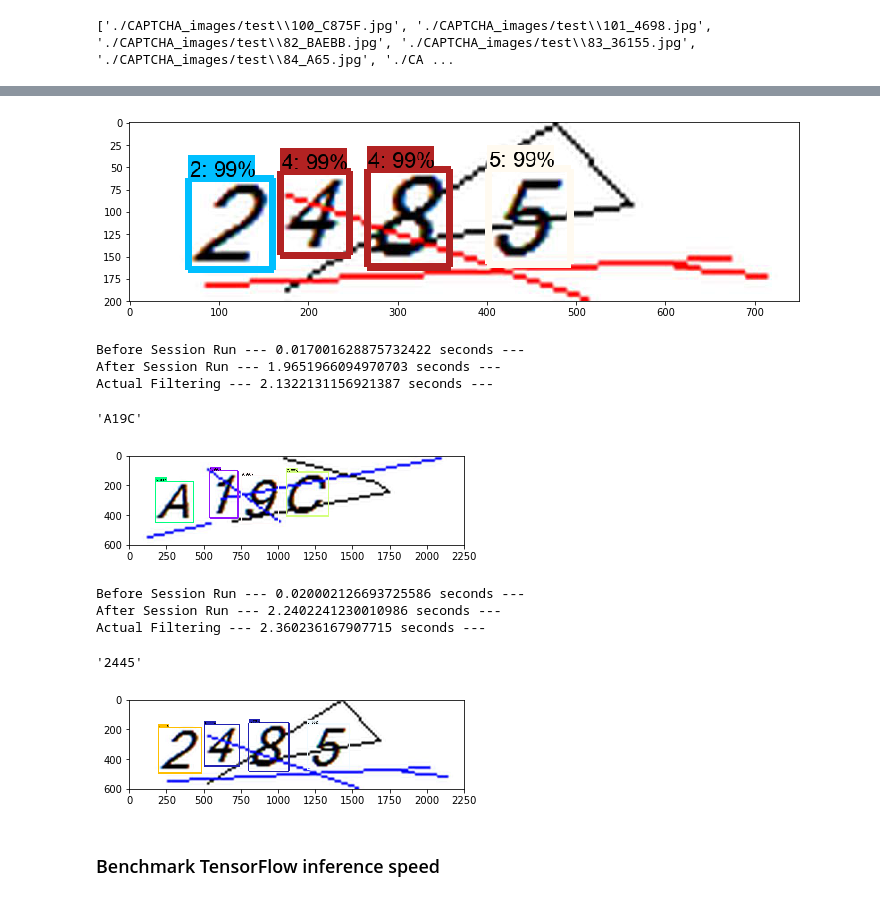
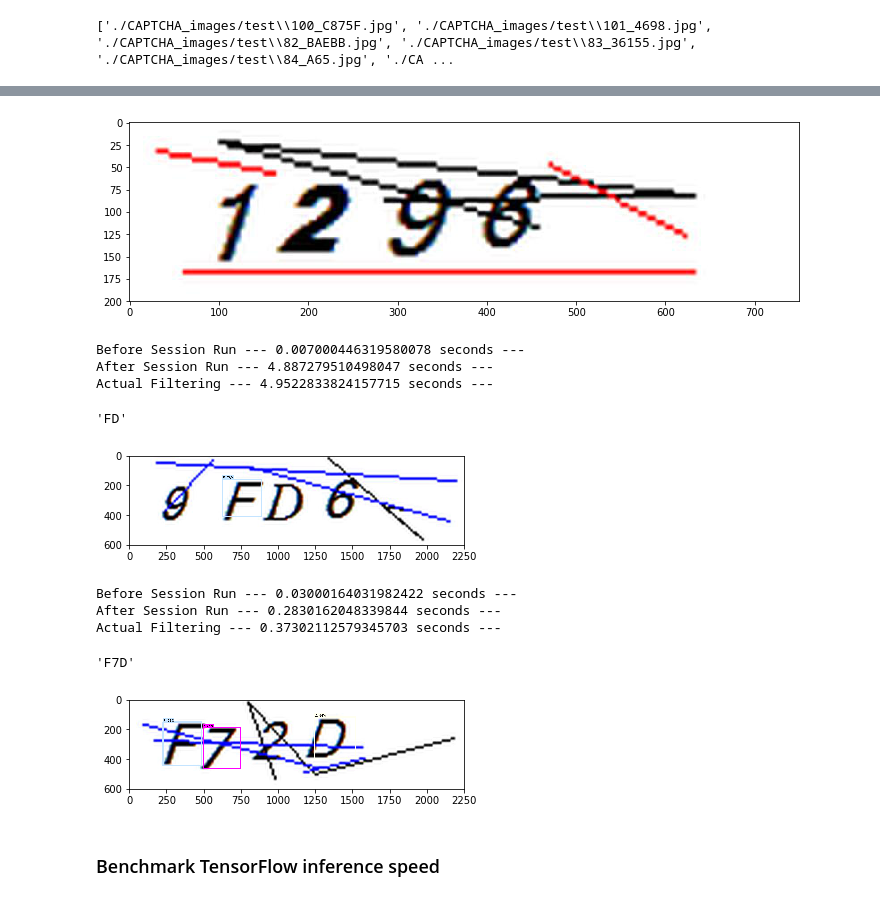
Before and after one commit to NagarajuGunda/PyCaptchaBreaker, a Jupyter notebook: Inference Test.ipynb, the cells around one changed output, grey strips where cells are left out. Saved outputs shown, nothing was run; the diff lists cells and outputs as text; code cells hidden in the pictures.

```diff
--- a/Inference Test.ipynb
+++ b/Inference Test.ipynb
@@ -173,6 +173,6 @@ Captcha_detection_old(TEST_IMAGE_PATHS[19])
 # %%
-Captcha_detection_old(TRAIN_IMAGE_PATHS[10])
+Captcha_detection_old(TRAIN_IMAGE_PATHS[19])
 # %% [output]
-[figure, old version]
+[figure, new version]
 # %%
 # Model preparation
@@ -290,21 +290,21 @@ def Captcha_detection(image, average_distance_error=3):
 
     return captcha_string
 # %%
-Captcha_detection(TEST_IMAGE_PATHS[12], 6)
+Captcha_detection(TEST_IMAGE_PATHS[19], 6, 0.3)
 # %% [output]
-Before Session Run --- 0.017001628875732422 seconds ---
-After Session Run --- 1.9651966094970703 seconds ---
-Actual Filtering --- 2.1322131156921387 seconds ---
+Before Session Run --- 0.007000446319580078 seconds ---
+After Session Run --- 4.887279510498047 seconds ---
+Actual Filtering --- 4.9522833824157715 seconds ---
-'A19C'
+'FD'
-[figure, old version]
+[figure, new version]
 # %%
-Captcha_detection(TRAIN_IMAGE_PATHS[10], 6)
+Captcha_detection(TRAIN_IMAGE_PATHS[7], 6, 0.3)
 # %% [output]
-Before Session Run --- 0.020002126693725586 seconds ---
-After Session Run --- 2.2402241230010986 seconds ---
-Actual Filtering --- 2.360236167907715 seconds ---
+Before Session Run --- 0.03000164031982422 seconds ---
+After Session Run --- 0.2830162048339844 seconds ---
+Actual Filtering --- 0.37302112579345703 seconds ---
-'2445'
+'F7D'
-[figure, old version]
+[figure, new version]
 # %% [markdown]
 ### Benchmark TensorFlow inference speed
 # %%
```
Also changed, not shown: parts of 4 cells of this notebook, 3 other files.
